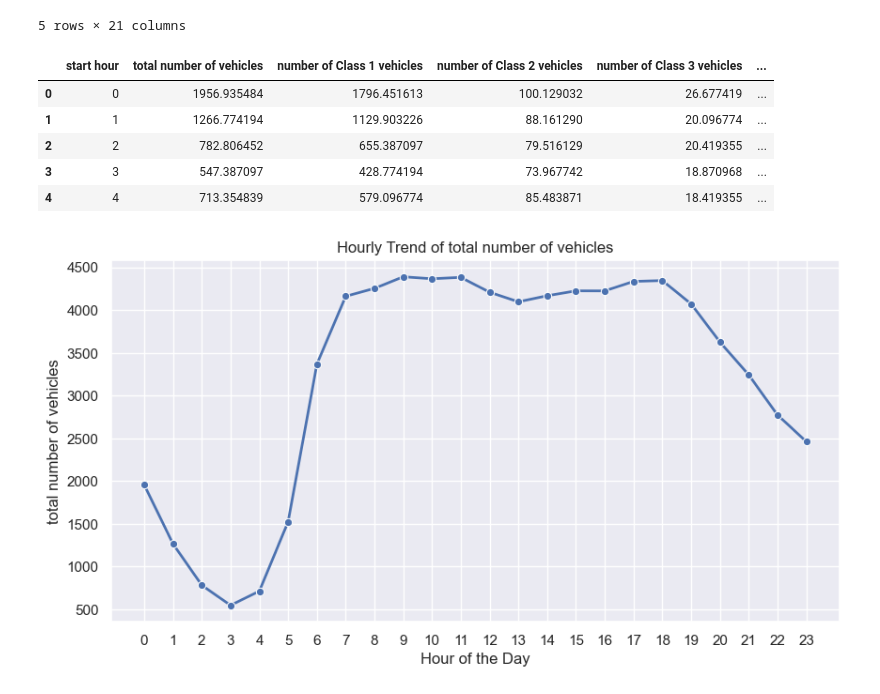
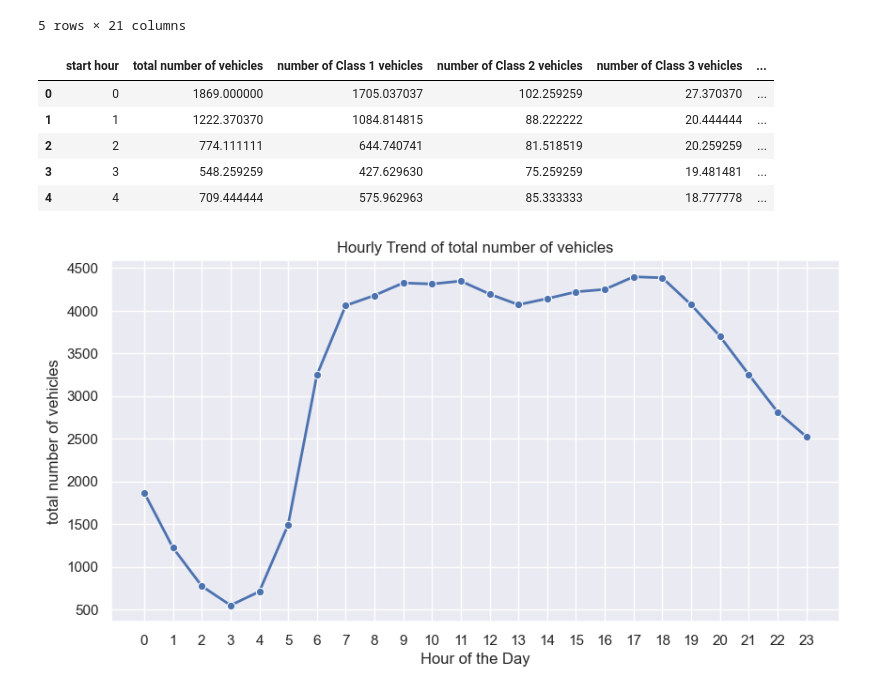
Before and after one commit to Regression1404/pulse-of-tehran, a Jupyter notebook: analysis.ipynb, the cells around one changed output. Drawn from its saved outputs; the diff is of its cells as text; code cells hidden in the pictures.

```diff
--- a/analysis.ipynb
+++ b/analysis.ipynb
@@ -43,21 +43,21 @@ df.head()
 # %%
 import src.preprocessing.data_selector as data_selector
 
 importlib.reload(data_selector)
 ds = data_selector.DataSelector
 
 ds = ds(df)
 
-selected_data = ds.filter_by_month('khordad')
+selected_data = ds.filter_by_weekdays_month_year('khordad', '1403')
 
 selected_data.head()
 # %% [output]
 |  | start hour | total number of vehicles | number of Class 1 vehicles | number of Class 2 vehicles | number of Class 3 vehicles | ... |
-| 0 | 0 | 1956.935484 | 1796.451613 | 100.129032 | 26.677419 | ... |
-| 1 | 1 | 1266.774194 | 1129.903226 | 88.161290 | 20.096774 | ... |
-| 2 | 2 | 782.806452 | 655.387097 | 79.516129 | 20.419355 | ... |
-| 3 | 3 | 547.387097 | 428.774194 | 73.967742 | 18.870968 | ... |
-| 4 | 4 | 713.354839 | 579.096774 | 85.483871 | 18.419355 | ... |
+| 0 | 0 | 1869.000000 | 1705.037037 | 102.259259 | 27.370370 | ... |
+| 1 | 1 | 1222.370370 | 1084.814815 | 88.222222 | 20.444444 | ... |
+| 2 | 2 | 774.111111 | 644.740741 | 81.518519 | 20.259259 | ... |
+| 3 | 3 | 548.259259 | 427.629630 | 75.259259 | 19.481481 | ... |
+| 4 | 4 | 709.444444 | 575.962963 | 85.333333 | 18.777778 | ... |
 # %%
 import src.visualization.visualizer as visualizer
 
@@ -68,4 +68,4 @@ gv = gv(selected_data)
 
 gv.plot_hourly_trend('total number of vehicles')
 # %% [output]
-[figure, old version]
+[figure, new version]
```
